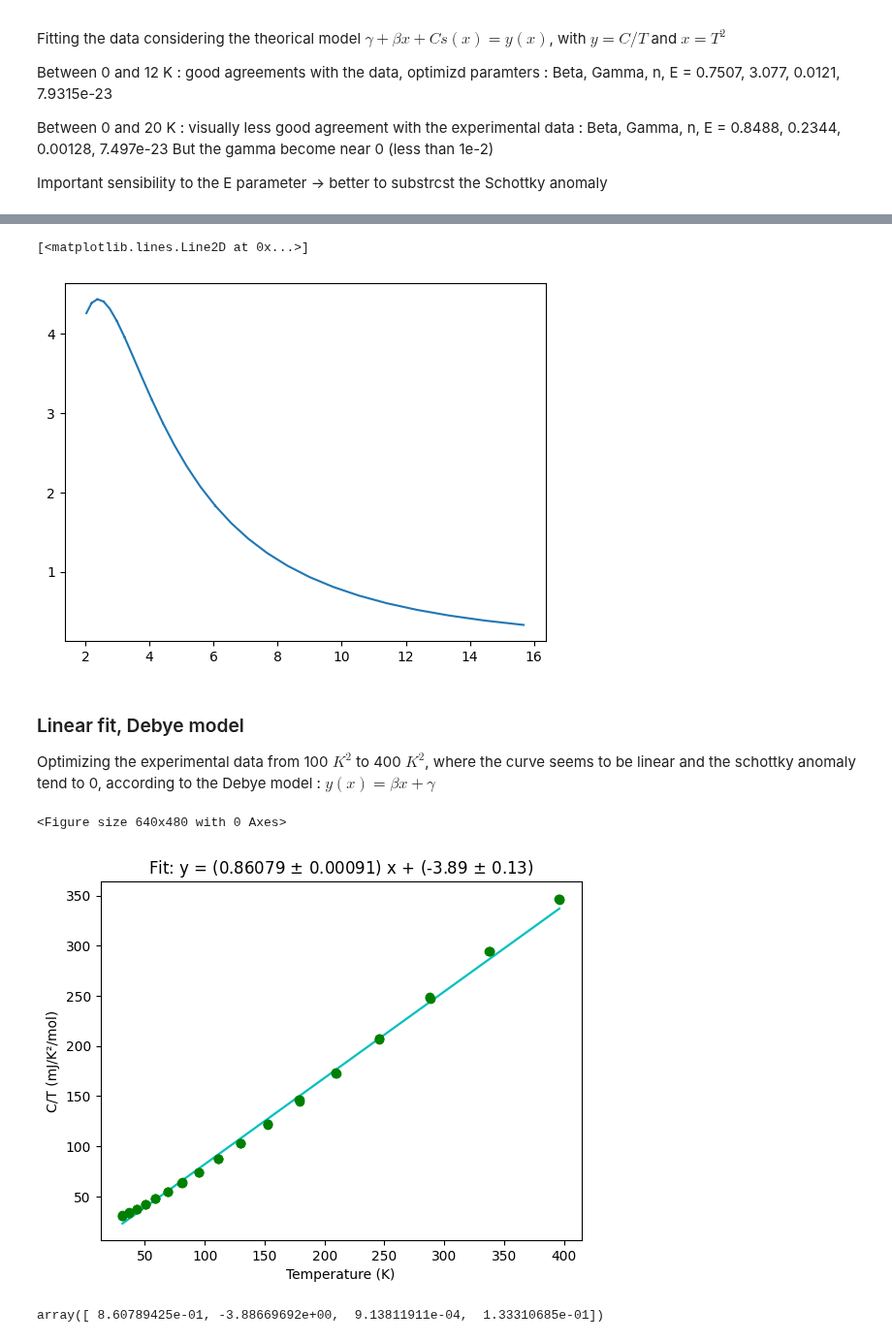
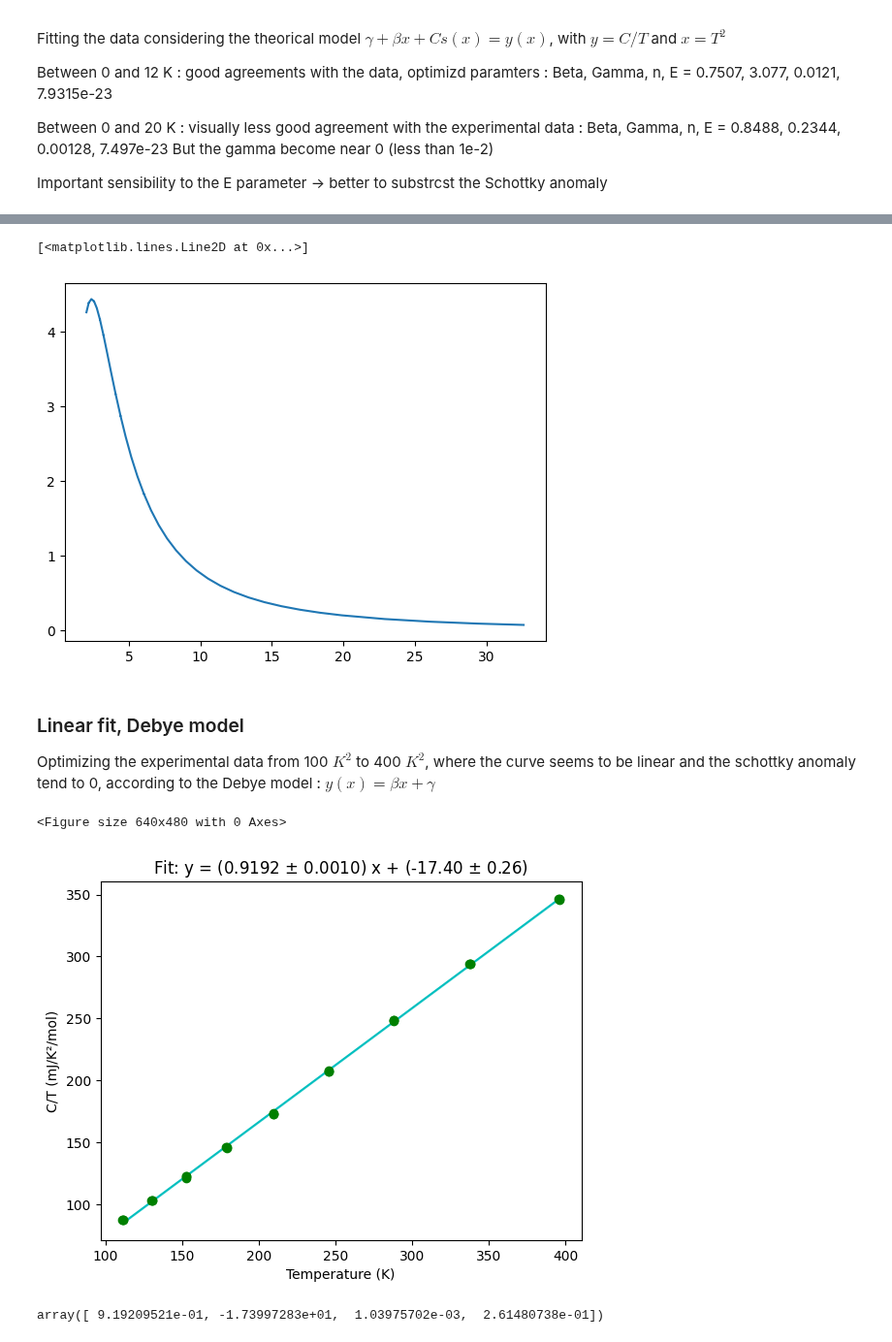
Before and after one commit to Gamal-on/YBCO, a Jupyter notebook: results_YBCO_overdoped.ipynb, the cells around one changed output, grey strips where cells are left out. Shown at 97% size. Drawn from its saved outputs; the diff is of its cells as text; code cells hidden in the pictures.

```diff
--- a/results_YBCO_overdoped.ipynb
+++ b/results_YBCO_overdoped.ipynb
@@ -40,18 +40,18 @@ Beta, Gamma, n, E :  0.7507684345634513 3.0778963986697523 0.0012159286233213206
 # %%
 plt.figure()
-plt.plot(cnt.temperature_ISIS[0:80], sch.schottky(cnt.temperature_ISIS, 7.931574204614548e-23, 0.0012159286233213206)[0:80])
+plt.plot(cnt.temperature_ISIS[0:100], sch.schottky(cnt.temperature_ISIS, 7.931574204614548e-23, 0.0012159286233213206)[0:100])
 # %% [output]
 [<matplotlib.lines.Line2D at 0x...>]
-[figure, old version]
+[figure, new version]
 # %% [markdown]
 ### Linear fit, Debye model
 
 Optimizing the experimental data from 100 $K^2$ to 400 $K^2$, where the curve seems to be linear and the schottky anomaly tend to 0, according to the Debye model : $y(x) = \beta x + \gamma $
 # %%
-linear_acoustic_fit.linear_fit(30, 400, cnt.squared_temperature_ISIS, cnt.hc_div_temp_ISIS,
+linear_acoustic_fit.linear_fit(100, 400, cnt.squared_temperature_ISIS, cnt.hc_div_temp_ISIS,
                                cnt.err_squared_temperature_ISIS,cnt.err_hc_div_temp_ISIS)
 # %% [output]
 <Figure size 640x480 with 0 Axes>
-[figure, old version]
+[figure, new version]
-array([ 8.60789425e-01, -3.88669692e+00,  9.13811911e-04,  1.33310685e-01])
+array([ 9.19209521e-01, -1.73997283e+01,  1.03975702e-03,  2.61480738e-01])
 # %% [markdown]
```
Also changed, not shown: parts of 4 cells of this notebook, 1 other file.
